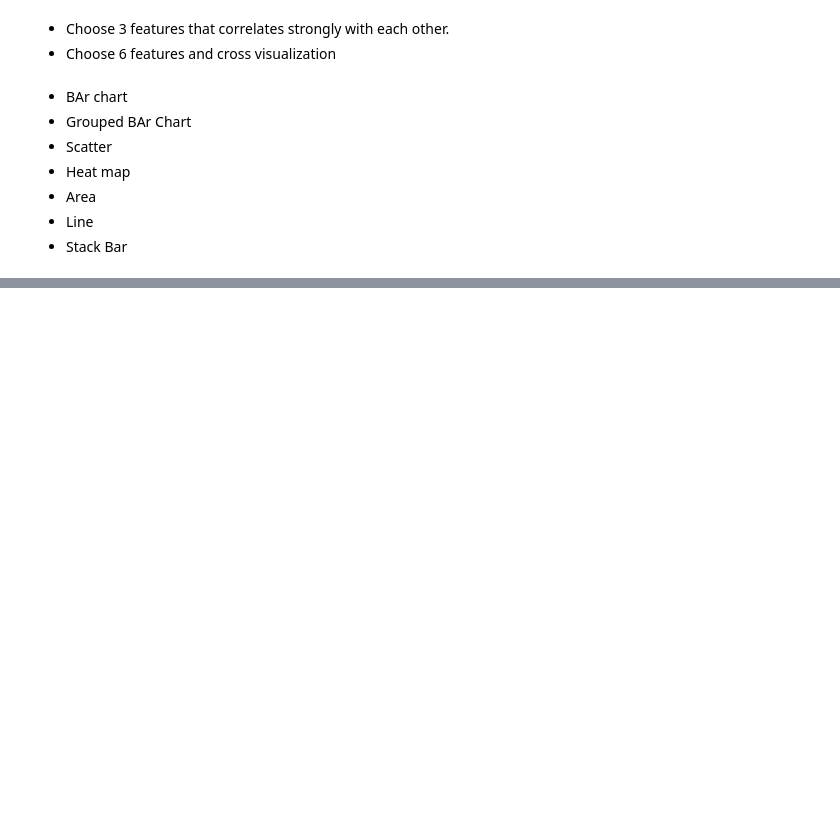
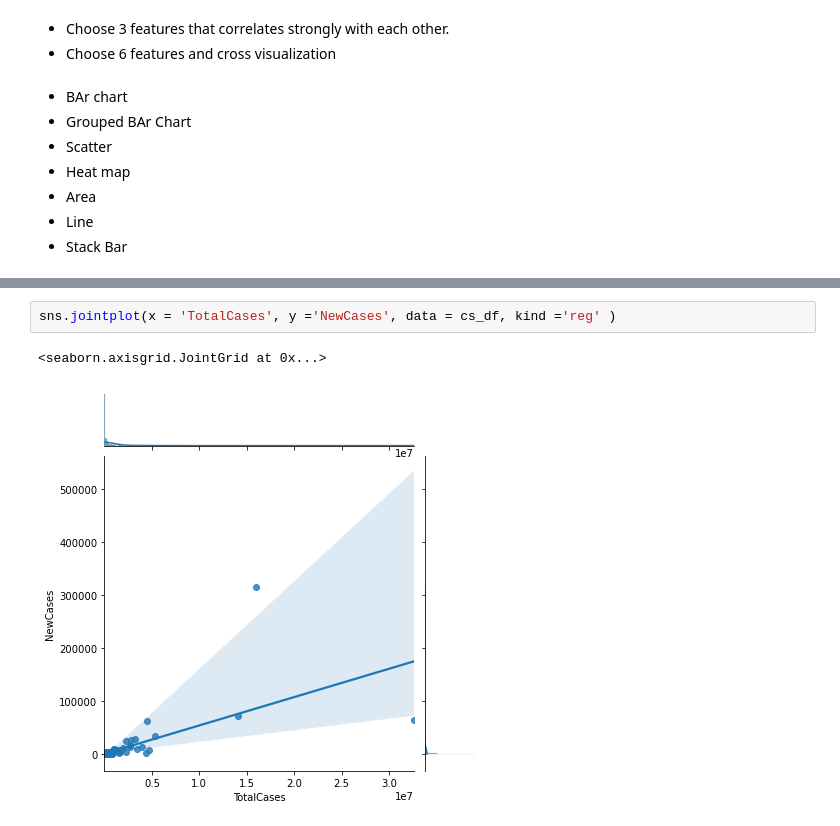
Before and after one commit to bachtangthang/Covid-19-Data-Analytics-Project, a Jupyter notebook: Covid.ipynb, the cells around one changed output, grey strips where cells are left out. Drawn from its saved outputs; the diff is of its cells as text; blank space fills up the shorter version.

```diff
--- a/Covid.ipynb
+++ b/Covid.ipynb
@@ -180,0 +209,5 @@ plt.show()
+# %%
+sns.jointplot(x = 'TotalCases', y ='NewCases', data = cs_df, kind ='reg' )
+# %% [output]
+<seaborn.axisgrid.JointGrid at 0x...>
+[figure, added]
```
Also changed, not shown: parts of 7 cells of this notebook.
